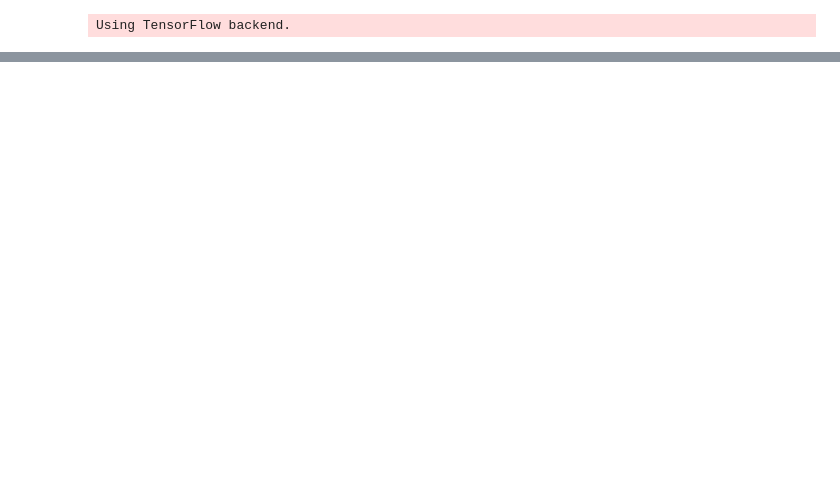
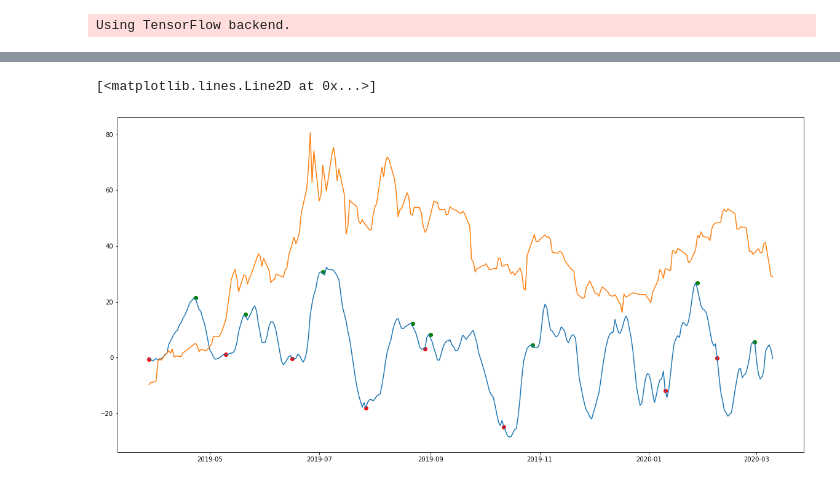
Before and after one commit to herrfeder/DataScientist, a Jupyter notebook: Project_05_Capstone_Stock_Chart_Analysis/05_decision_algorithm.ipynb, the cells around one changed output, grey strips where cells are left out. Cells and saved outputs as stored; diff of their text form; code cells hidden in the pictures; blank space fills up the shorter version.

Commit message:
Subject: Completed Buy_Sell Simulation, needs completed documentation

```diff
--- a/Project_05_Capstone_Stock_Chart_Analysis/05_decision_algorithm.ipynb
+++ b/Project_05_Capstone_Stock_Chart_Analysis/05_decision_algorithm.ipynb
@@ -56,0 +282,13 @@ growth_dict[["real_past","comb_pred"]].rolling(window=20, min_periods=1).mean().
+# %%
+sim_result = pd.DataFrame(result_list).set_index("date")
+# %%
+fig = plt.figure(figsize=(20,10))
+
+
+plt.scatter(sim_result.index,sim_result["buy_trigger"], c="r")
+plt.scatter(sim_result.index,sim_result["sell_trigger"], c="g")
+plt.plot(sim_result.index, sim_result["gru_growth"])
+plt.plot(sim_result.index, ((sim_result["curr_price"]*10)/1000)-50)
+# %% [output]
+[<matplotlib.lines.Line2D at 0x...>]
+[figure, added]
```
Also changed, not shown: parts of 14 cells of this notebook, 3 other files.
